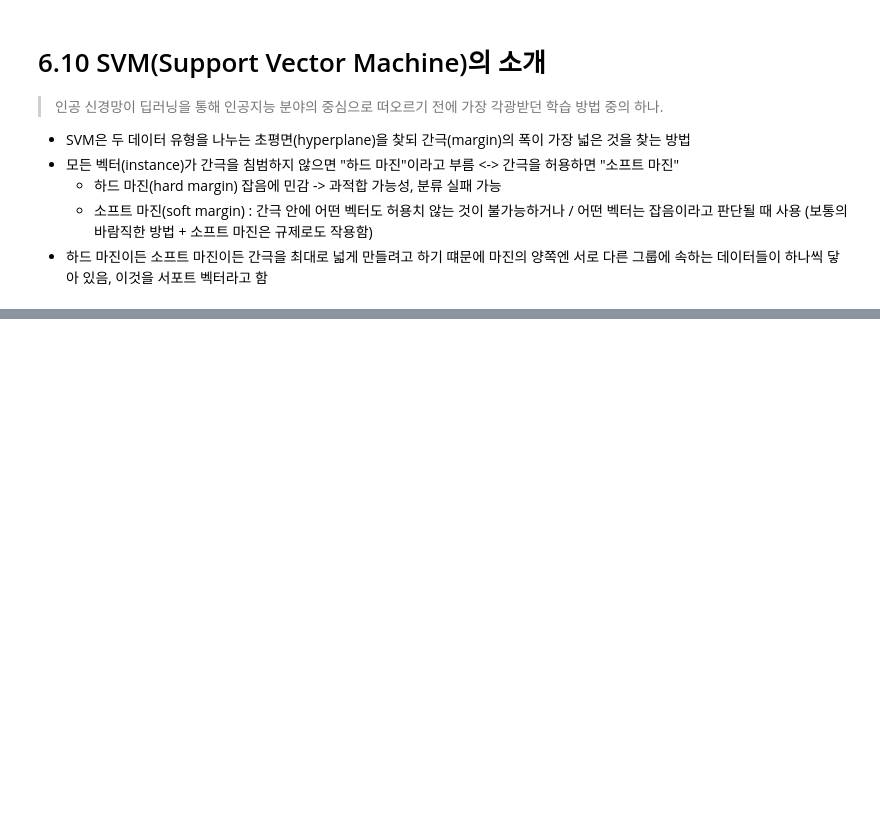
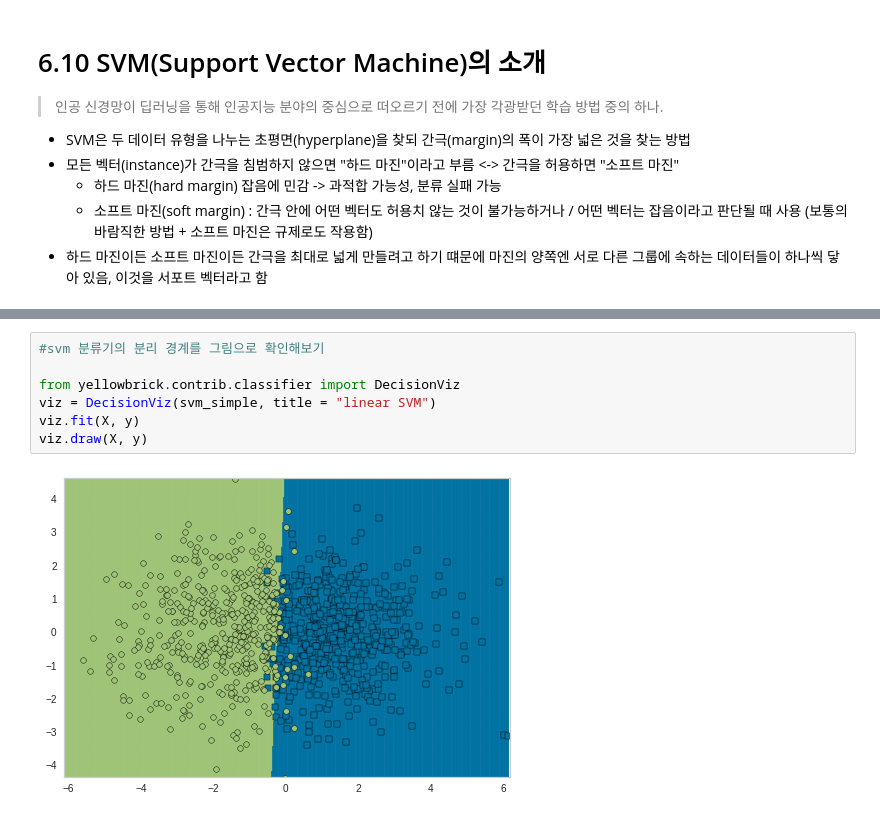
Before and after one commit to LimDoHyeon/PKNU-MachineLearning, a Jupyter notebook: [PKNU]ML_Methods(Regression,_Decision_Tree,_SVM).ipynb, the cells around one changed output, grey strips where cells are left out. Saved outputs shown, nothing was run; the diff lists cells and outputs as text; blank space fills up the shorter version.

```diff
--- a/[PKNU]ML_Methods(Regression,_Decision_Tree,_SVM).ipynb
+++ b/[PKNU]ML_Methods(Regression,_Decision_Tree,_SVM).ipynb
@@ -130,0 +171,9 @@ plt.imshow(dec_tree_img)
+# %%
+#svm 분류기의 분리 경계를 그림으로 확인해보기
+
+from yellowbrick.contrib.classifier import DecisionViz
+viz = DecisionViz(svm_simple, title = "linear SVM")
+viz.fit(X, y)
+viz.draw(X, y)
+# %% [output]
+[figure, added]
```
Also changed, not shown: parts of 17 cells of this notebook.
